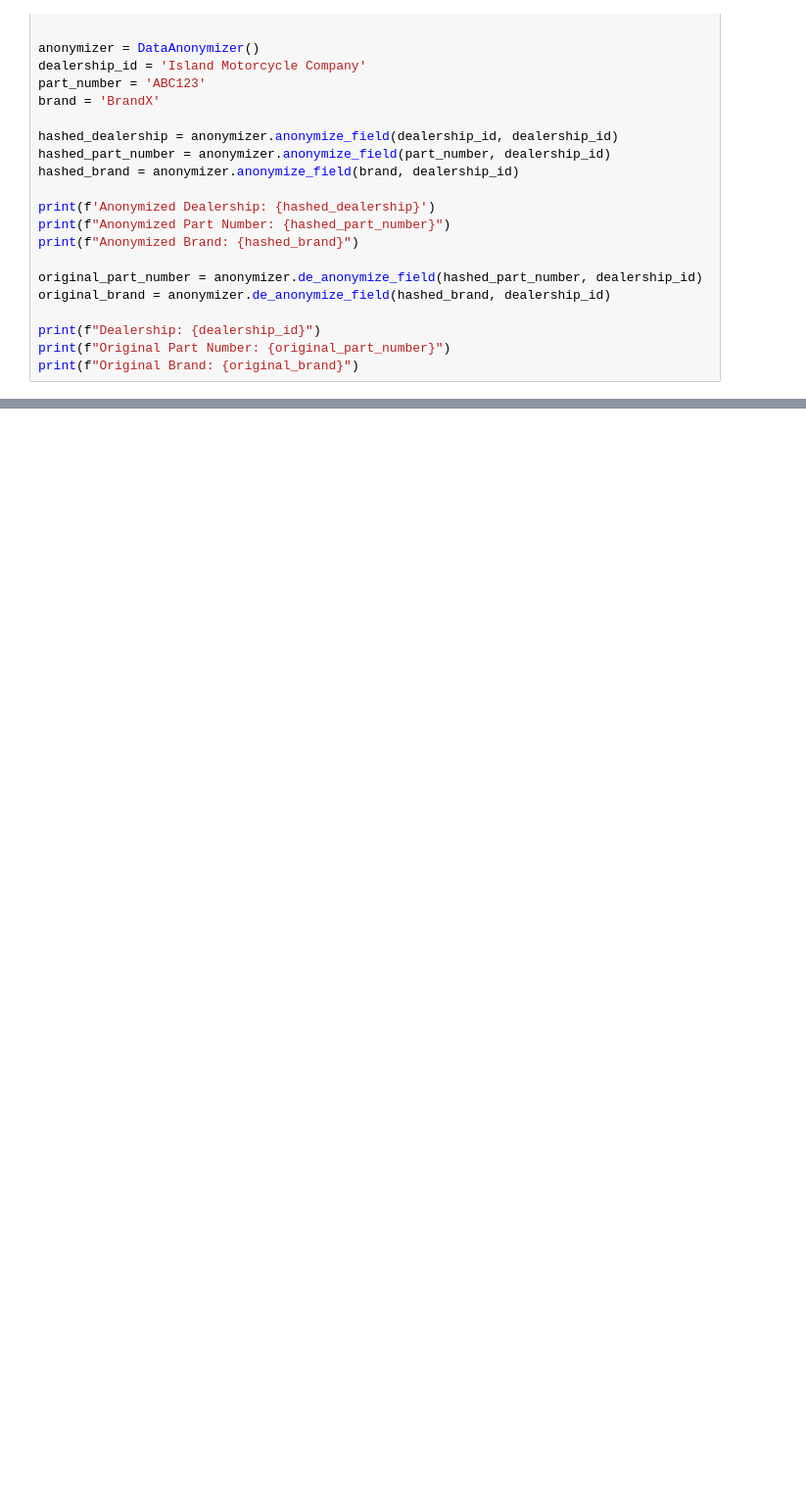
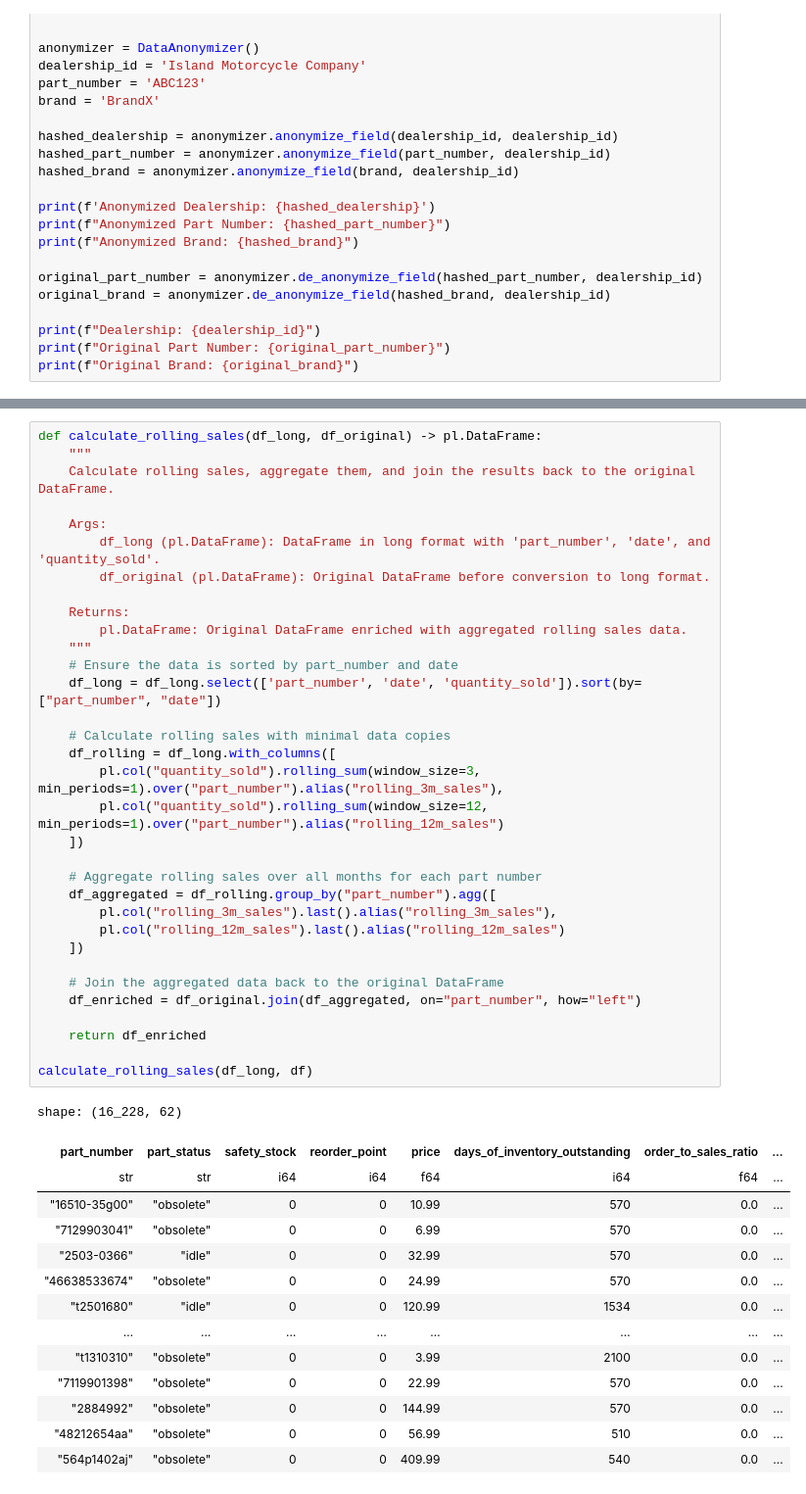
Before and after one commit to skyler22wilson/co-pilot-v1, a Jupyter notebook: notebooks/business_insights.ipynb, the cells around one changed output, grey strips where cells are left out. Shown at 98% size. Cells and saved outputs as stored; diff of their text form; blank space fills up the shorter version.

```diff
--- a/notebooks/business_insights.ipynb
+++ b/notebooks/business_insights.ipynb
@@ -814,0 +912,48 @@ visualize_demand_distribution(demand_score)
+# %%
+def calculate_rolling_sales(df_long, df_original) -> pl.DataFrame:
+    """
+    Calculate rolling sales, aggregate them, and join the results back to the original DataFrame.
+
+    Args:
+        df_long (pl.DataFrame): DataFrame in long format with 'part_number', 'date', and 'quantity_sold'.
+        df_original (pl.DataFrame): Original DataFrame before conversion to long format.
+
+    Returns:
+        pl.DataFrame: Original DataFrame enriched with aggregated rolling sales data.
+    """
+    # Ensure the data is sorted by part_number and date
+    df_long = df_long.select(['part_number', 'date', 'quantity_sold']).sort(by=["part_number", "date"])
+
+    # Calculate rolling sales with minimal data copies
+    df_rolling = df_long.with_columns([
+        pl.col("quantity_sold").rolling_sum(window_size=3, min_periods=1).over("part_number").alias("rolling_3m_sales"),
+        pl.col("quantity_sold").rolling_sum(window_size=12, min_periods=1).over("part_number").alias("rolling_12m_sales")
+    ])
+
+    # Aggregate rolling sales over all months for each part number
+    df_aggregated = df_rolling.group_by("part_number").agg([
+        pl.col("rolling_3m_sales").last().alias("rolling_3m_sales"),
+        pl.col("rolling_12m_sales").last().alias("rolling_12m_sales")
+    ])
+
+    # Join the aggregated data back to the original DataFrame
+    df_enriched = df_original.join(df_aggregated, on="part_number", how="left")
+
+    return df_enriched
+
+calculate_rolling_sales(df_long, df)
+# %% [output]
+shape: (16_228, 62)
+| part_number | part_status | safety_stock | reorder_point | price | days_of_inventory_outstanding | order_to_sales_ratio | ... |
+| str | str | i64 | i64 | f64 | i64 | f64 | ... |
+| "16510-35g00" | "obsolete" | 0 | 0 | 10.99 | 570 | 0.0 | ... |
+| "7129903041" | "obsolete" | 0 | 0 | 6.99 | 570 | 0.0 | ... |
+| "2503-0366" | "idle" | 0 | 0 | 32.99 | 570 | 0.0 | ... |
+| "46638533674" | "obsolete" | 0 | 0 | 24.99 | 570 | 0.0 | ... |
+| "t2501680" | "idle" | 0 | 0 | 120.99 | 1534 | 0.0 | ... |
+| … | … | … | … | … | … | … | ... |
+| "t1310310" | "obsolete" | 0 | 0 | 3.99 | 2100 | 0.0 | ... |
+| "7119901398" | "obsolete" | 0 | 0 | 22.99 | 570 | 0.0 | ... |
+| "2884992" | "obsolete" | 0 | 0 | 144.99 | 570 | 0.0 | ... |
+| "48212654aa" | "obsolete" | 0 | 0 | 56.99 | 510 | 0.0 | ... |
+| "564p1402aj" | "obsolete" | 0 | 0 | 409.99 | 540 | 0.0 | ... |
```
Also changed, not shown: parts of 3 cells of this notebook, 38 other files.
